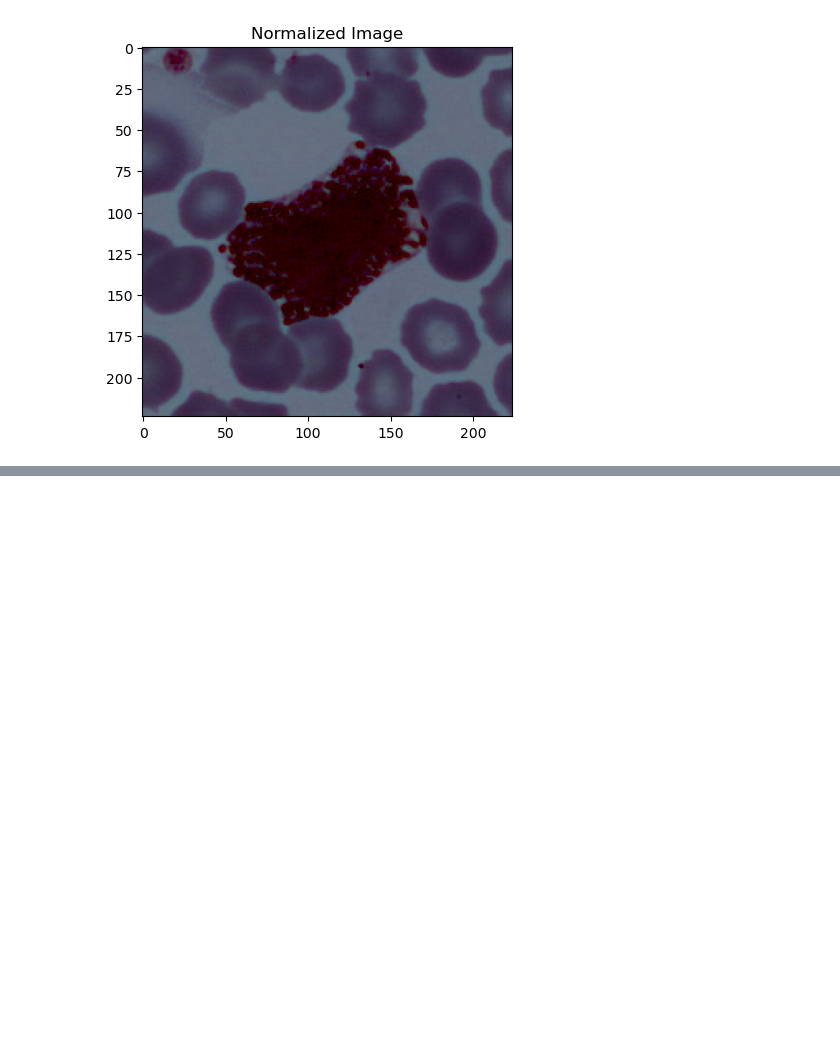
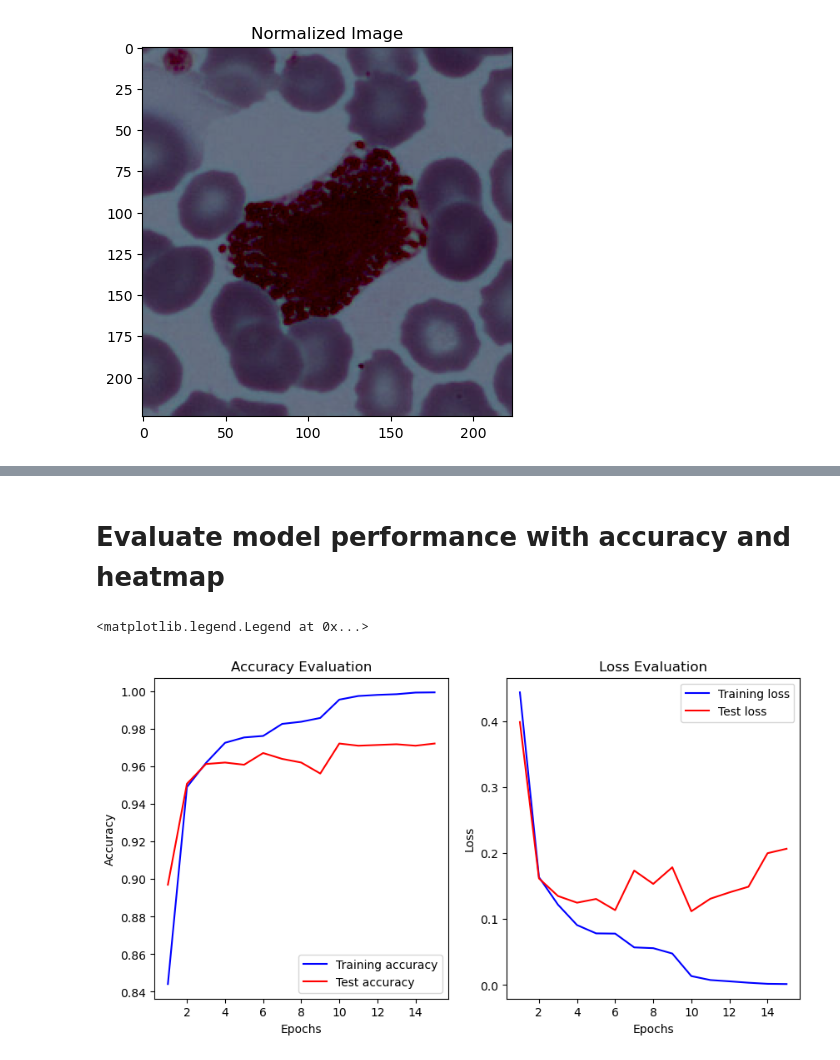
Before and after one commit to jonid89/LeukoVision, a Jupyter notebook: Notebooks/modeling_test/vgg16/vgg16-model-fine-tuning_lastlayers.ipynb, the cells around one changed output, grey strips where cells are left out. Cells and saved outputs as stored; diff of their text form; code cells hidden in the pictures; blank space fills up the shorter version.

Commit message:
Model with 3 last layers unfrozen

```diff
--- a/Notebooks/modeling_test/vgg16/vgg16-model-fine-tuning_lastlayers.ipynb
+++ b/Notebooks/modeling_test/vgg16/vgg16-model-fine-tuning_lastlayers.ipynb
@@ -83,14 +84,14 @@ The range of the values in the image are from -0.4372979402542114 to 0.514980435
 # %%
 inputs=Input(shape=(None,None,3))
 x=Resizing(224,224)(inputs)
-x=Rescaling(1./255)(x)
+x=Rescaling(1/255)(x)
 base_model=VGG16(weights='imagenet',include_top=False, input_tensor=x)
-for layer in base_model.layers[-4:]:
-    layer.trainable = True
-for layer in base_model.layers[:-4]:
+# for layer in base_model.layers[-4:]:
+#     layer.trainable = True
+for layer in base_model.layers[:-3]:
     layer.trainable = False
 
-x=base_model(x)
+x=base_model.output
 x=GlobalAveragePooling2D()(x)
 x=Dense(1024,activation='relu')(x)
 x=Dropout(rate=0.2)(x)
@@ -155,4 +156,4 @@ early_stopping = EarlyStopping(
 reduceLR=ReduceLROnPlateau(monitor='val_loss',factor=0.1,min_lr=1e-6,patience=3,
                            min_delta=0.001,cooldown=4)
 # %%
-history_model=model.fit(train_ds,validation_data=val_ds,epochs = 5,callbacks=[early_stopping,reduceLR])
+history_model=model.fit(train_ds,validation_data=val_ds,epochs = 20,callbacks=[early_stopping,reduceLR])
@@ -173,0 +164,35 @@ model = load_model("vgg16_5epochs.keras")
+# %%
+model = load_model("vgg16_3lastlayers.keras")
+
+# Load the history of the model
+with open('history_model_3lastlayers.pkl', 'rb') as f:
+    history_model = pickle.load(f)
+# %% [markdown]
+# Evaluate model performance with accuracy and heatmap
+# %%
+# Extract the accuracy and loss values for both training and val
+acc_training = history_model['accuracy']
+acc_val = history_model['val_accuracy']
+
+loss_training = history_model['loss']
+loss_val = history_model['val_loss']
+# %%
+fig1 = plt.figure(figsize=(10,5))
+fig1.add_subplot(1,2,1)
+plt.plot(np.arange(1,len(acc_training)+1), acc_training, color = 'blue', label = ['Training accuracy'] )
+plt.plot(np.arange(1,len(acc_val)+1), acc_val, color = 'red', label = ['Test accuracy'])
+plt.xlabel('Epochs')
+plt.ylabel('Accuracy')
+plt.title("Accuracy Evaluation")
+plt.legend()
+
+fig1.add_subplot(1,2,2)
+plt.plot(np.arange(1,len(loss_training)+1), loss_training, color = 'blue', label = ['Training loss'] )
+plt.plot(np.arange(1,len(loss_val)+1), loss_val, color = 'red', label = ['Test loss'])
+plt.xlabel('Epochs')
+plt.ylabel('Loss')
+plt.title("Loss Evaluation")
+plt.legend()
+# %% [output]
+<matplotlib.legend.Legend at 0x...>
+[figure, added]
```
Also changed, not shown: parts of 25 cells of this notebook, 2 other files.
